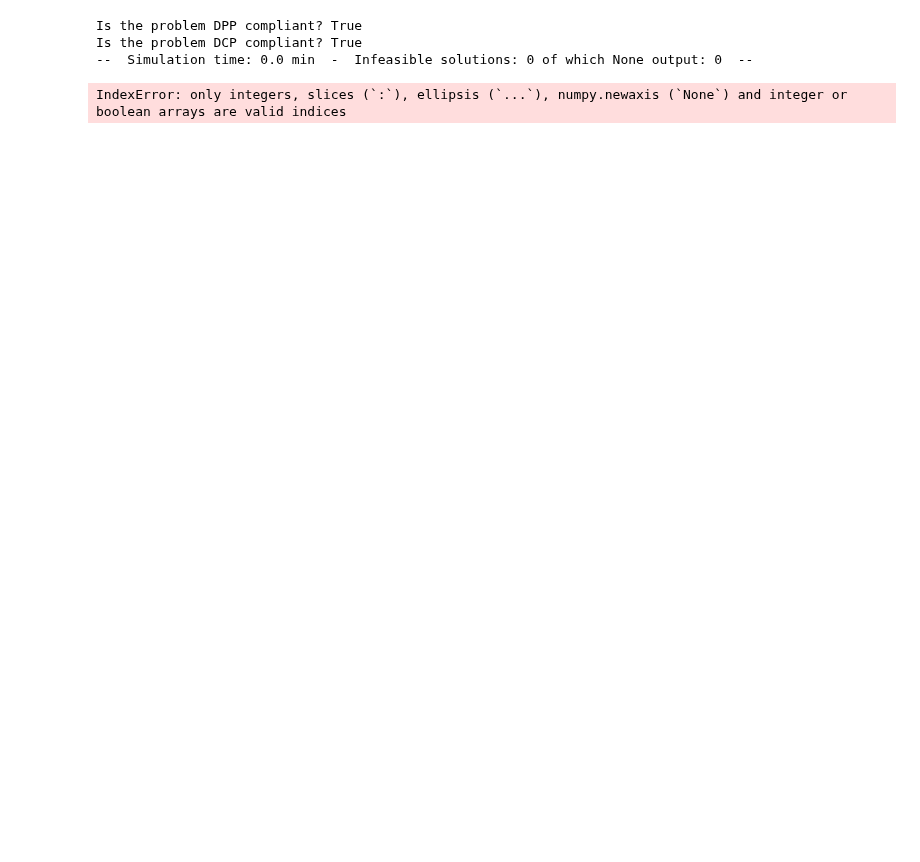
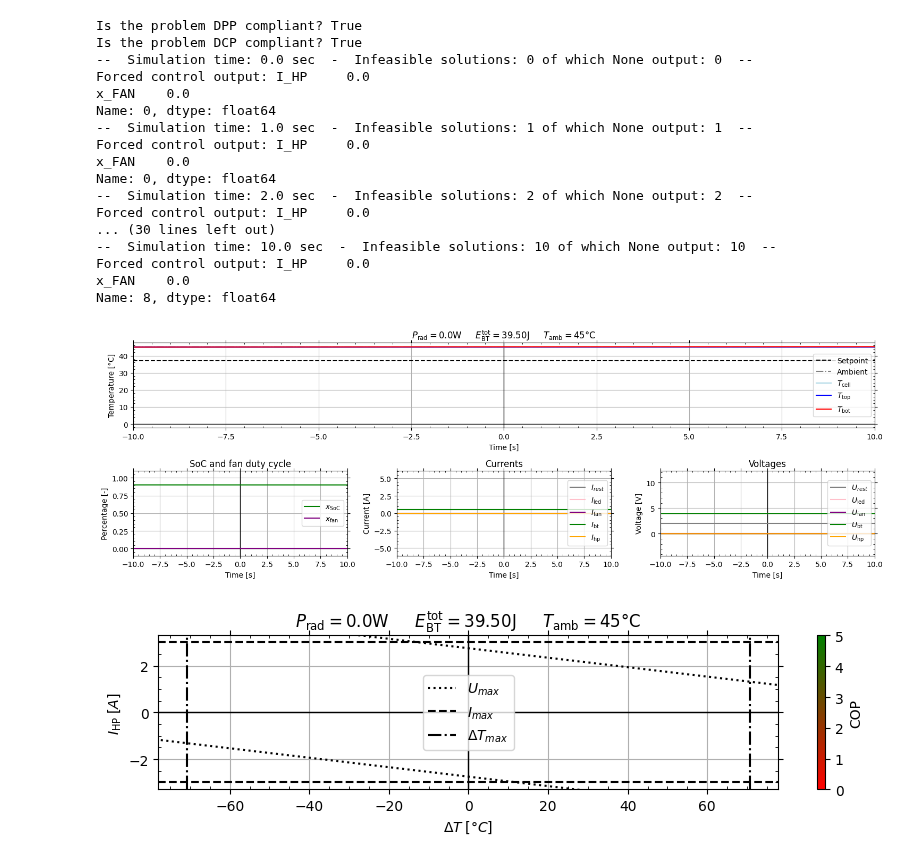
Before and after one commit to Jackmastro/Semester_Project, a Jupyter notebook: notebooks/main_simulation.ipynb, the cells around one changed output. Drawn from its saved outputs; the diff is of its cells as text; code cells hidden in the pictures; blank space fills up the shorter version.

```diff
--- a/notebooks/main_simulation.ipynb
+++ b/notebooks/main_simulation.ipynb
@@ -17,7 +17,7 @@ from system import Simulation
 ### Parameters
 # Simulation
 dt_sim = 1.0 # s
-time_span = 60.0 * 10 # s
+time_span = 60.0 * 1/6 # s
 
 assert time_span > 0, "Time span must be positive."
 assert time_span >= dt_sim, "Time span must be greater than or equal to the time step."
@@ -50,7 +50,7 @@ x_matrix_norm_list = [x_matrix_max * traj * scale_factor / (2**16 - 1) / ratio_d
 
 ## Second iterable variable
 num_traj_2 = 1
-T_amb_vec = conv_temp(np.linspace(10.0, 45.0, num=num_traj_2), 'C', 'K') # K
+T_amb_vec = conv_temp(np.linspace(45.0, 45.0, num=num_traj_2), 'C', 'K') # K
 # T_amb = conv_temp(25.0, 'C', 'K') # K
 
 ## Start simulation loop
@@ -91,7 +91,7 @@ for traj_2 in range(num_traj_2):
                       [0, q2, 0],
                       [0, 0, q3]])
         r1 = 10 / model.I_HP_max**2
-        r2 = 1
+        r2 = 10000
         R = np.array([[r1, 0 ],
                       [0,  r2]])
 
@@ -102,14 +102,13 @@ for traj_2 in range(num_traj_2):
         lqr_controller_disc    = LQRControllerDisc(T_top_ref=T_top_ref, T_cell_ref=T_cell_ref, A_d=Ad, B_d=Bd, Q=Q, R=R, dt=dt_d)
 
         # MPC
-        prediction_horizon = 60 # s
-        sampling_time = 5 # s
+        prediction_horizon = 10 # s
+        sampling_time = 1 # s
         discretization_time = 2 # s
         mpc_controller = MPCController(model=model, T_top_ref=T_top_ref, T_cell_ref=T_cell_ref,
                                        A_d=Ad, B_d=Bd, h_d=hd, Q=Q, S=Q, R=R,
                                        pred_time=prediction_horizon, sampling_time=sampling_time, discret_time=discretization_time,
                                        print_output=True, verbose=False)
-
         # print(mpc_controller.I_max, mpc_controller.I_min)
 
         # Save matrices as csv
@@ -120,42 +119,57 @@ for traj_2 in range(num_traj_2):
         # model.save_linearized_model(directory, type, Ts=dt_disc)
 
         # Simulation
-        sim = Simulation(model=model, controller=mpc_controller, dt=dt_sim, time_span=time_span)
+        sim = Simulation(model=model, controller=mpc_controller, dt_sim=dt_sim, time_span=time_span)
 
         # Run the simulation
-        results = sim.run(with_initial_time=True, initial_time_span=20)
+        results = sim.run(with_initial_time=True, initial_time_span=10)
 
         results['id_sim']    = sim_num
         results['id_traj_1'] = traj_1
         results['id_traj_2'] = traj_2
         sim_results_list.append(results)
 
         # Titles for legend and figures
         title_T_amb = r"$T_\mathrm{amb} =$" + f"{round(conv_temp(T_amb, 'K', 'C'))}°C"
         title_P_rad = r"$P_\mathrm{rad} =$" + f"{P_rad:.1f}W"
 
         # P_LED = np.mean(results["U_BT"].to_numpy()) * I_LED * x_LED_tot # W
         # title_P_LED = r"$P_\mathrm{LED} =$" + f"{P_LED:.1f}W"
 
         E_BT_tot = np.trapezoid(results["U_BT"].to_numpy() * results["I_BT"].to_numpy(), results["time"].to_numpy()) # J
         title_E_BT = r"$E_\mathrm{BT}^\mathrm{tot} =$" + f"{E_BT_tot:.2f}J"
 
         fig_title = title_P_rad + "     " + title_E_BT + "     " + title_T_amb
         leg_title = title_P_rad + "," + title_T_amb
 
         leg_titles.append(leg_title)
 
         # Plot sim results
         sim.plot_time_results(fig_title)
         sim.plot_current_temperature(fig_title)
 
         # Increase counter
         sim_num = sim_num + 1
 
 # All results
 all_results_df = pd.concat(sim_results_list).set_index(['id_sim', 'id_traj_1', 'id_traj_2', 'time'])
 # %% [output]
 Is the problem DPP compliant? True
 Is the problem DCP compliant? True
---  Simulation time: 0.0 min  -  Infeasible solutions: 0 of which None output: 0  --
+--  Simulation time: 0.0 sec  -  Infeasible solutions: 0 of which None output: 0  --
+Forced control output: I_HP     0.0
+x_FAN    0.0
+Name: 0, dtype: float64
+--  Simulation time: 1.0 sec  -  Infeasible solutions: 1 of which None output: 1  --
+Forced control output: I_HP     0.0
+x_FAN    0.0
+Name: 0, dtype: float64
+--  Simulation time: 2.0 sec  -  Infeasible solutions: 2 of which None output: 2  --
+Forced control output: I_HP     0.0
+... (30 lines left out)
+--  Simulation time: 10.0 sec  -  Infeasible solutions: 10 of which None output: 10  --
+Forced control output: I_HP     0.0
+x_FAN    0.0
+Name: 8, dtype: float64
-IndexError: only integers, slices (`:`), ellipsis (`...`), numpy.newaxis (`None`) and integer or boolean arrays are valid indices
+[figure, added]
+[figure, added]
```
Also changed, not shown: parts of 3 cells of this notebook, 2 other files.
